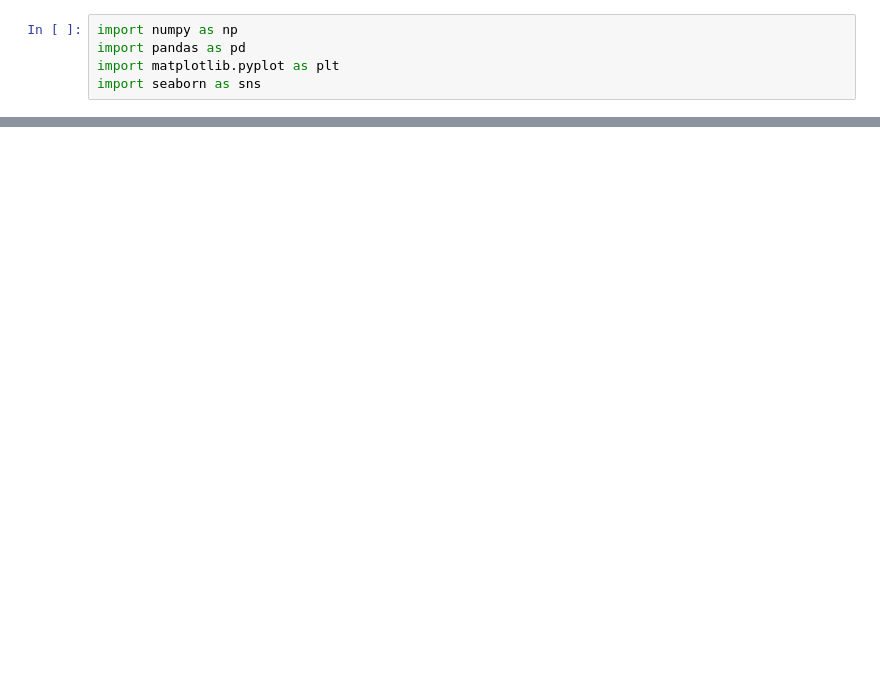
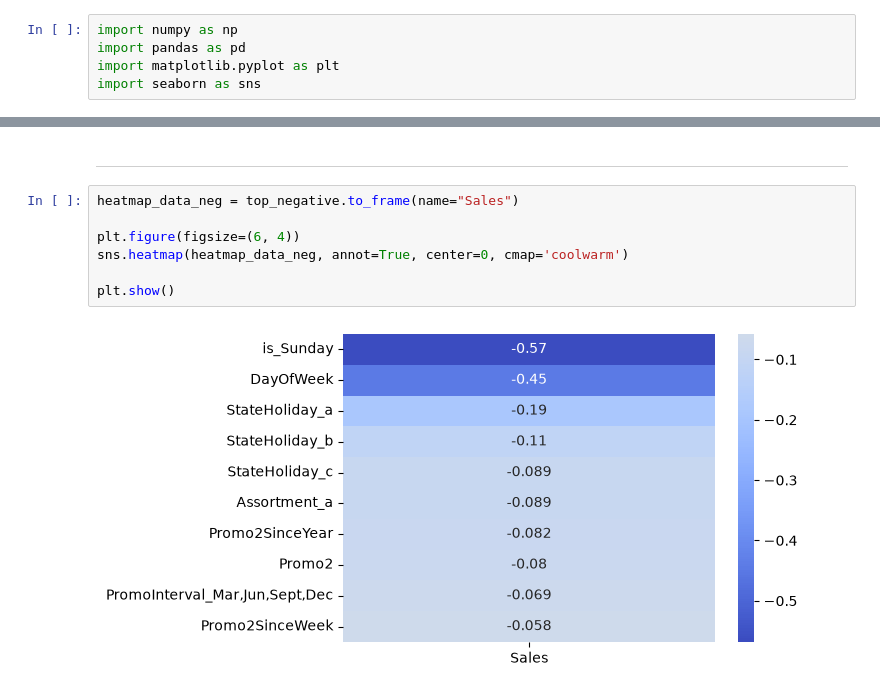
Before and after one commit to nick-st-coder/rossmann, a Jupyter notebook: notebooks/EDA.ipynb, the cells around one changed output, grey strips where cells are left out. Cells and saved outputs as stored; diff of their text form; blank space fills up the shorter version.

```diff
--- a/notebooks/EDA.ipynb
+++ b/notebooks/EDA.ipynb
@@ -23,0 +46,11 @@ df
+# %% [markdown]
+---
+# %%
+heatmap_data_neg = top_negative.to_frame(name="Sales")
+
+plt.figure(figsize=(6, 4))
+sns.heatmap(heatmap_data_neg, annot=True, center=0, cmap='coolwarm')
+
+plt.show()
+# %% [output]
+[figure, added]
```
Also changed, not shown: parts of 10 cells of this notebook.
